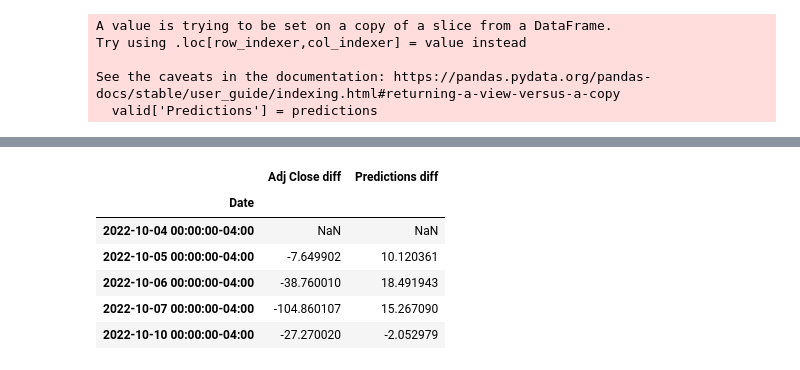
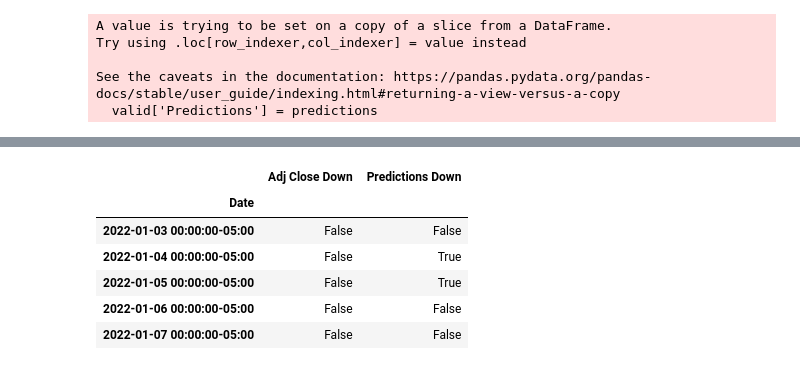
Before and after one commit to stureiko/WhatsAppChat_discussing, a Jupyter notebook: main_binary.ipynb, the cells around one changed output, grey strips where cells are left out. Drawn from its saved outputs; the diff is of its cells as text; code cells hidden in the pictures.

```diff
--- a/main_binary.ipynb
+++ b/main_binary.ipynb
@@ -48,7 +54,9 @@ data = df.filter(['Adj Close'])
 # Convert the dataframe to a numpy array
 dataset = data.values
 # Get the number of rows to train the model on
-training_data_len = int(np.ceil( len(dataset) * .95 ))
+
+# training_data_len = int(np.ceil( len(dataset) * .95 ))
+training_data_len = df[df.index.year < 2022].shape[0]
 # %%
 # Scale the data
 scaler = MinMaxScaler(feature_range=(0,1))
@@ -148,12 +141,15 @@ valid.head()
 # %%
 vd = valid.diff()
 vd.rename(columns={'Adj Close': 'Adj Close diff', 'Predictions': 'Predictions diff'}, inplace=True)
-vd.head()
+res = pd.concat([valid, vd], axis=1)
+res = res[['Adj Close diff', 'Predictions diff']].apply(lambda x: x > 0)
+res.rename(columns={'Adj Close diff': 'Adj Close Down', 'Predictions diff': 'Predictions Down'}, inplace=True)
+res.head()
 # %% [output]
-|  | Adj Close diff | Predictions diff |
+|  | Adj Close Down | Predictions Down |
 | Date |  |  |
-| 2022-10-04 00:00:00-04:00 | NaN | NaN |
-| 2022-10-05 00:00:00-04:00 | -7.649902 | 10.120361 |
-| 2022-10-06 00:00:00-04:00 | -38.760010 | 18.491943 |
-| 2022-10-07 00:00:00-04:00 | -104.860107 | 15.267090 |
-| 2022-10-10 00:00:00-04:00 | -27.270020 | -2.052979 |
+| 2022-01-03 00:00:00-05:00 | False | False |
+| 2022-01-04 00:00:00-05:00 | False | True |
+| 2022-01-05 00:00:00-05:00 | False | True |
+| 2022-01-06 00:00:00-05:00 | False | False |
+| 2022-01-07 00:00:00-05:00 | False | False |
```
Also changed, not shown: parts of 12 cells of this notebook.
